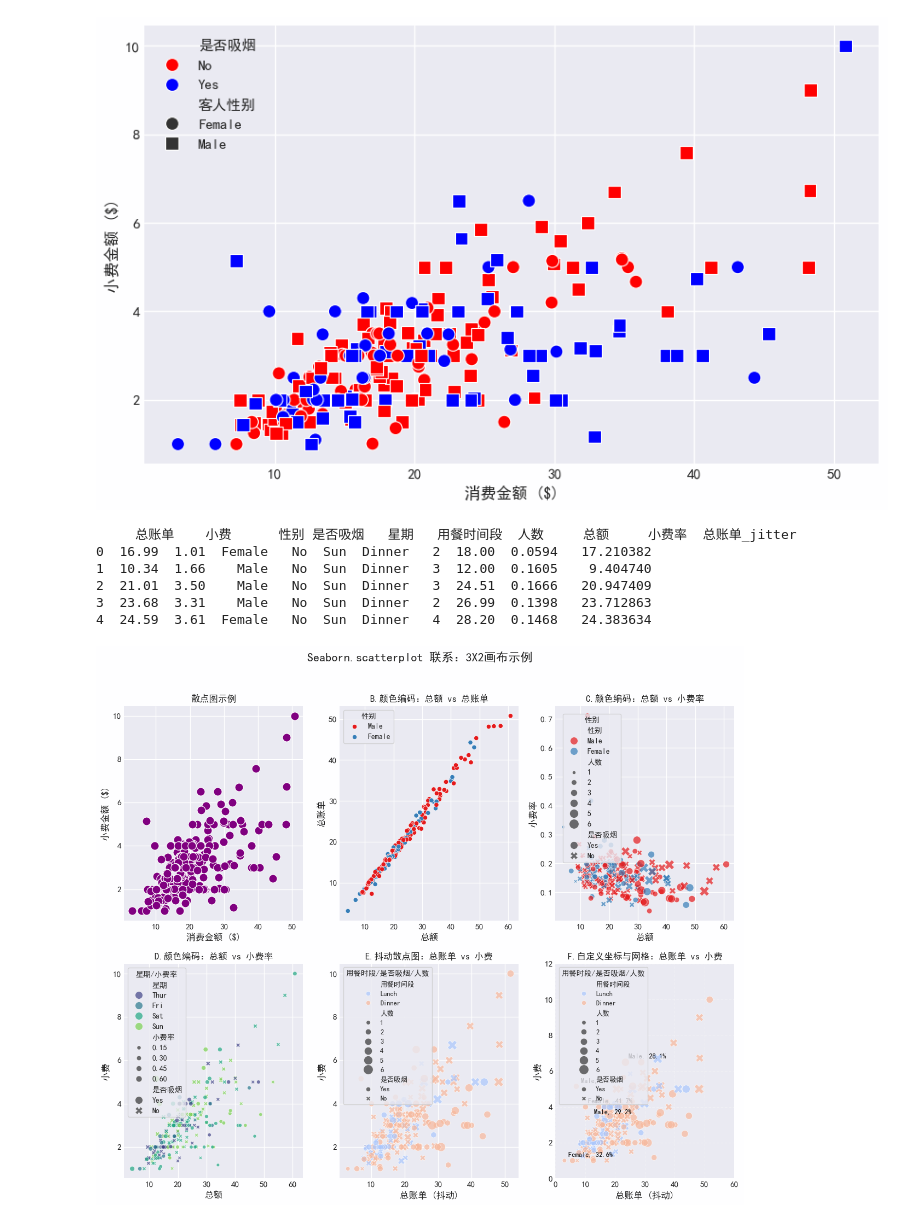
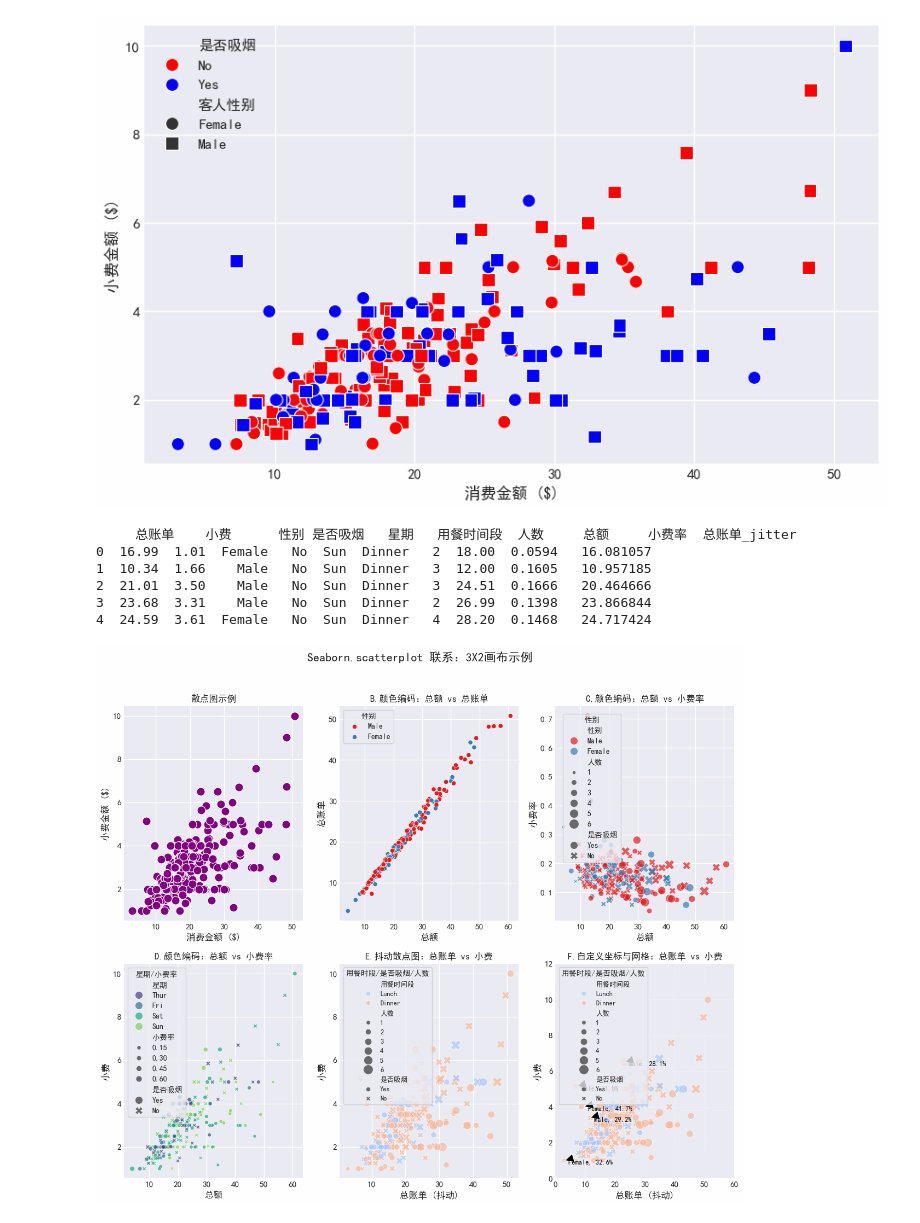
Before and after one commit to SongYangcheng/coding, a Jupyter notebook: seaborn.ipynb, the cells around one changed output. Drawn from its saved outputs; the diff is of its cells as text; code cells hidden in the pictures.

```diff
--- a/seaborn.ipynb
+++ b/seaborn.ipynb
@@ -513,40 +516,41 @@ ax.set_xlim(0, 60)
 ax.set_ylim(0, 12)
 ax.grid(True, linestyle='--', alpha=0.3)
 sns.despine(ax=ax) #移除顶部和右侧坐标轴
 ax.set_title('F.自定义坐标与网格：总账单 vs 小费')
 ax.set_xlabel('总账单 (抖动)')
 ax.set_ylabel('小费')
 for _, r in top5.iterrows(): #遍历top5数据行
     ax.annotate(
         f"{r['性别']}, {r['小费率']*100:.1f}%",
         (r['总账单'], r['小费']),
-        xytext=(5, -5), #偏移位置文本标签 (Text) 实际放置的位置
+        xytext=(5, -5), #偏移位置文本标签 (Text) 实际放置的位置, 箭头指向的数据点位置
         textcoords='offset points', #偏移单位
         fontsize=9,
         color='black',
         weight='bold',
+        arrowprops=dict(facecolor='black', shrink=0.05) #箭头属性
     )
 ax.legend(title='用餐时段/是否吸烟/人数',
           frameon=True,
           loc='upper left',
           fontsize=9,
           title_fontsize=10) #图例设置
 fig.suptitle('Seaborn.scatterplot 联系：3X2画布示例', fontsize=16,
              y=1.02 #主标题大小为16，y=1.02使其略高于子图顶部
 )
 # for ax in axes.flat: #遍历所有子图轴对象
 #     ax.set_xlim(0, 60) #统一x轴范围
 #     ax.set_ylim(0, 15) #统一y轴范围
 plt.tight_layout()
 plt.show()
 # %% [output]
      总账单    小费      性别 是否吸烟   星期   用餐时间段  人数     总额     小费率  总账单_jitter
-0  16.99  1.01  Female   No  Sun  Dinner   2  18.00  0.0594   17.210382
-1  10.34  1.66    Male   No  Sun  Dinner   3  12.00  0.1605    9.404740
-2  21.01  3.50    Male   No  Sun  Dinner   3  24.51  0.1666   20.947409
-3  23.68  3.31    Male   No  Sun  Dinner   2  26.99  0.1398   23.712863
-4  24.59  3.61  Female   No  Sun  Dinner   4  28.20  0.1468   24.383634
+0  16.99  1.01  Female   No  Sun  Dinner   2  18.00  0.0594   16.081057
+1  10.34  1.66    Male   No  Sun  Dinner   3  12.00  0.1605   10.957185
+2  21.01  3.50    Male   No  Sun  Dinner   3  24.51  0.1666   20.464666
+3  23.68  3.31    Male   No  Sun  Dinner   2  26.99  0.1398   23.866844
+4  24.59  3.61  Female   No  Sun  Dinner   4  28.20  0.1468   24.717424
-[figure, old version]
+[figure, new version]
 # %%
 import seaborn as sns
 import matplotlib.pyplot as plt
```
Also changed, not shown: parts of 34 cells of this notebook, 18 other files.
